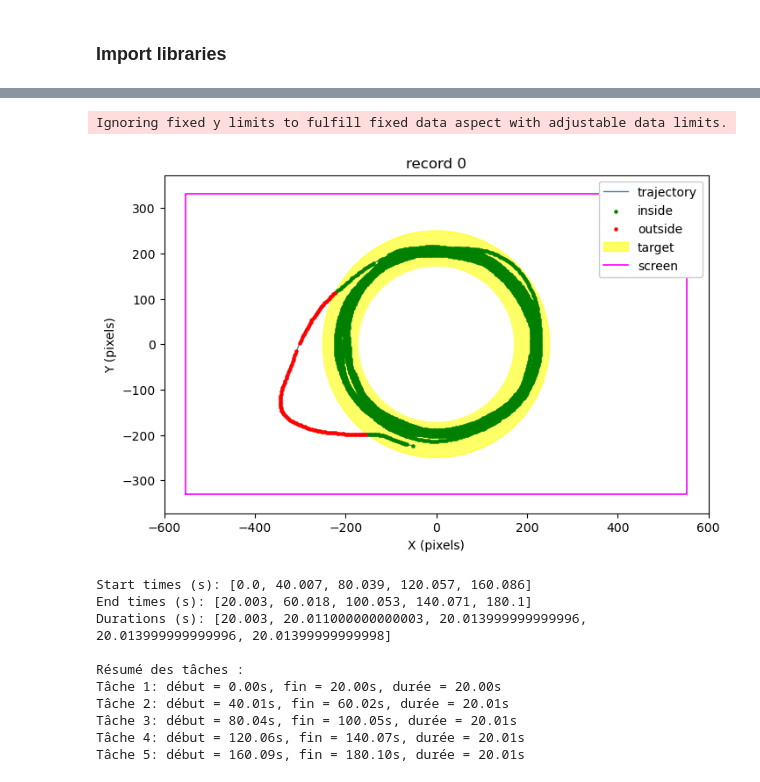
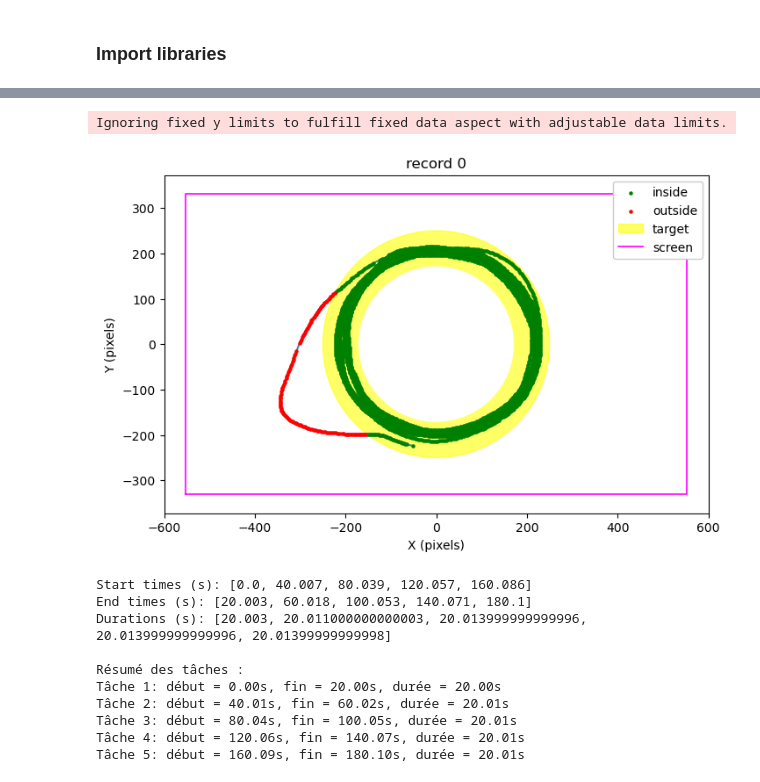
Before and after one commit to DelphineHun-student/circular-task-analysis, a Jupyter notebook: Markers_calcul.ipynb, the cells around one changed output, grey strips where cells are left out. Saved outputs shown, nothing was run; the diff lists cells and outputs as text; code cells hidden in the pictures.

Commit message:
Correct the x y graph
erase the trajectory label

```diff
--- a/Markers_calcul.ipynb
+++ b/Markers_calcul.ipynb
@@ -272,38 +272,38 @@ in_target = ((distance >= internalRadius) & (distance <= externalRadius)).astype
 
 # --- Graphique ---
 plt.figure(figsize=(8, 5))
-plt.plot(x_task, y_task, '-', color='steelblue', lw=1, label='trajectory')
+plt.plot(x_task, y_task, '-', color='steelblue')
 
 # Points inside/outside
 plt.scatter(x_task[in_target == 1], y_task[in_target == 1],
             color='green', s=5, label='inside', zorder=3)
 plt.scatter(x_task[in_target == 0], y_task[in_target == 0],
             color='red', s=5, label='outside', zorder=3)
 
 # Cible (zone jaune)
 circle_outer = plt.Circle((0, 0), externalRadius, color='yellow', alpha=0.6, zorder=1, label='target')
 circle_inner = plt.Circle((0, 0), internalRadius, color='white', zorder=2)
 plt.gca().add_patch(circle_outer)
 plt.gca().add_patch(circle_inner)
 
 # Bordure écran (rose)
 plt.plot([-screenWidth/2, screenWidth/2, screenWidth/2, -screenWidth/2, -screenWidth/2],
          [-screenHeight/2, -screenHeight/2, screenHeight/2, screenHeight/2, -screenHeight/2],
          color='magenta', lw=1.2, label='screen', zorder=0)
 
 # Mise en forme
 plt.title("record 0")
 plt.xlabel("X (pixels)")
 plt.ylabel("Y (pixels)")
 plt.axis("equal")
 plt.xlim(-600, 600)
 plt.ylim(-400, 400)
 plt.legend(loc='upper right', framealpha=1, facecolor='white')
 plt.grid(False)
 plt.show()
 # %% [output]
 Ignoring fixed y limits to fulfill fixed data aspect with adjustable data limits.
-[figure, old version]
+[figure, new version]
 # %%
 # --- Lecture du fichier ---
 with open(marker_path, "r") as f:
```
